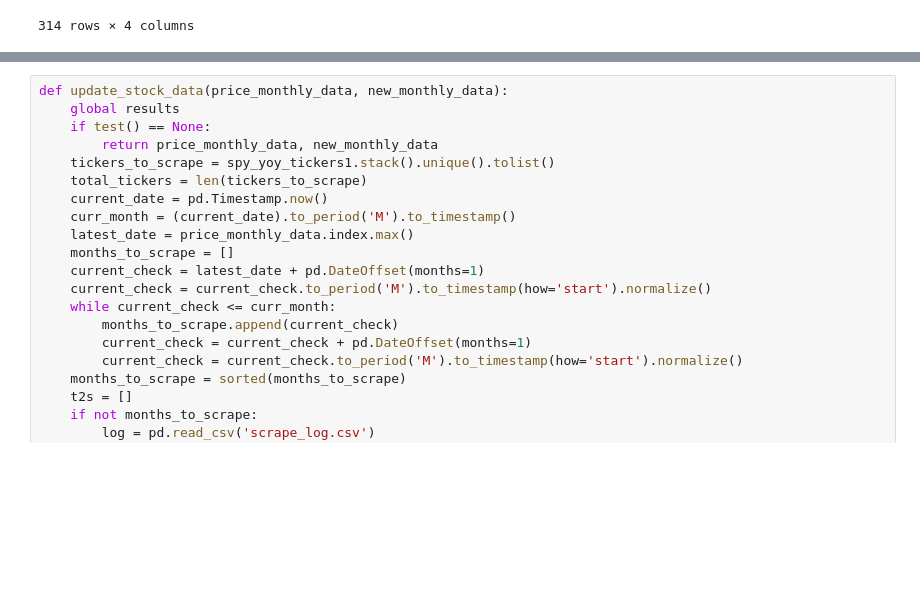
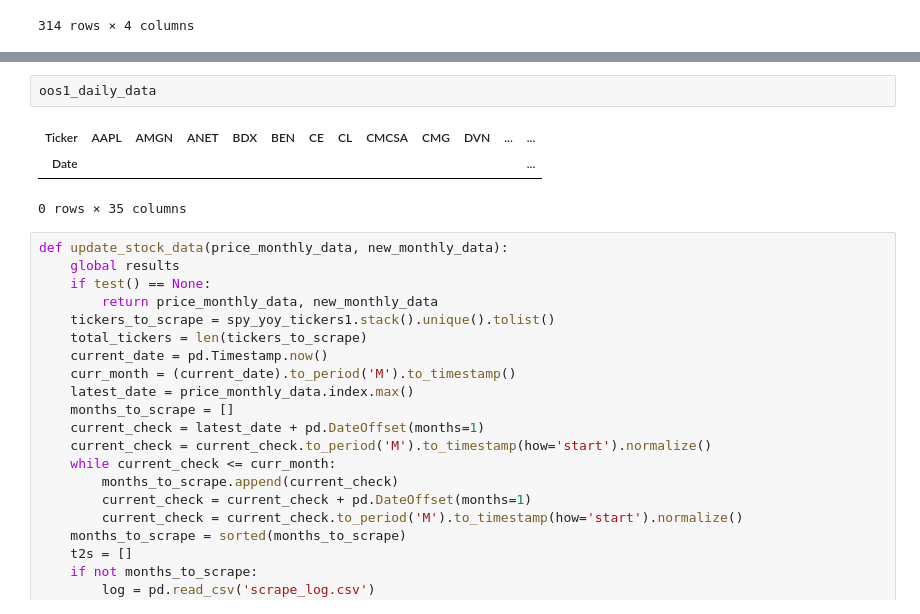
Before and after one commit to vincentbatten27/Multi-Factor_Investing, a Jupyter notebook: Multi_Factor_Fall_25/Messy_ Run simulator.ipynb, the cells around one changed output, grey strips where cells are left out. Cells and saved outputs as stored; diff of their text form; blank space fills up the shorter version.

```diff
--- a/Multi_Factor_Fall_25/Messy_ Run simulator.ipynb
+++ b/Multi_Factor_Fall_25/Messy_ Run simulator.ipynb
@@ -2967,3 +3059,9 @@ TypeError: 'int' object is not iterable
+# %%
+oos1_daily_data
+# %% [output]
+| Ticker | AAPL | AMGN | ANET | BDX | BEN | CE | CL | CMCSA | CMG | DVN | ... | ... |
+| Date |  |  |  |  |  |  |  |  |  |  |  | ... |
+0 rows × 35 columns
 # %%
 def update_stock_data(price_monthly_data, new_monthly_data):
     global results
```
Also changed, not shown: parts of 27 cells of this notebook, 2 other files.
